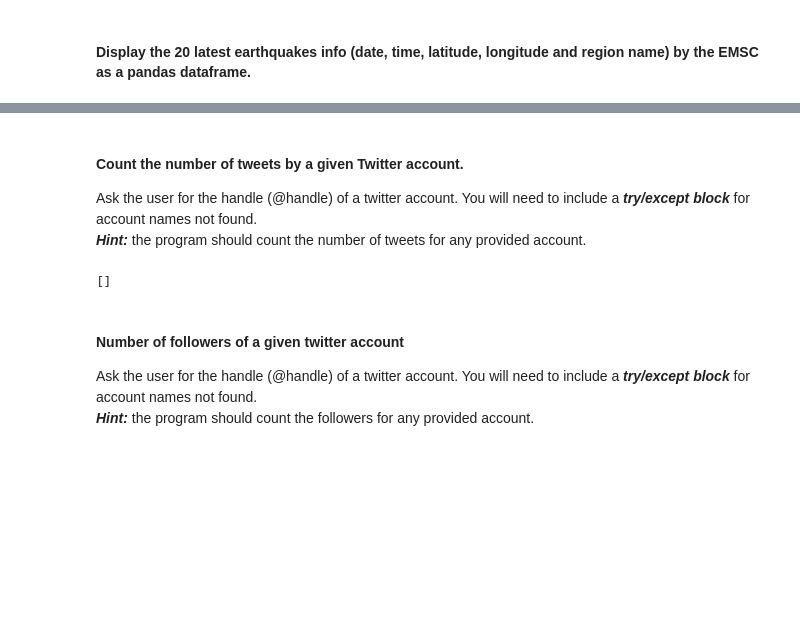
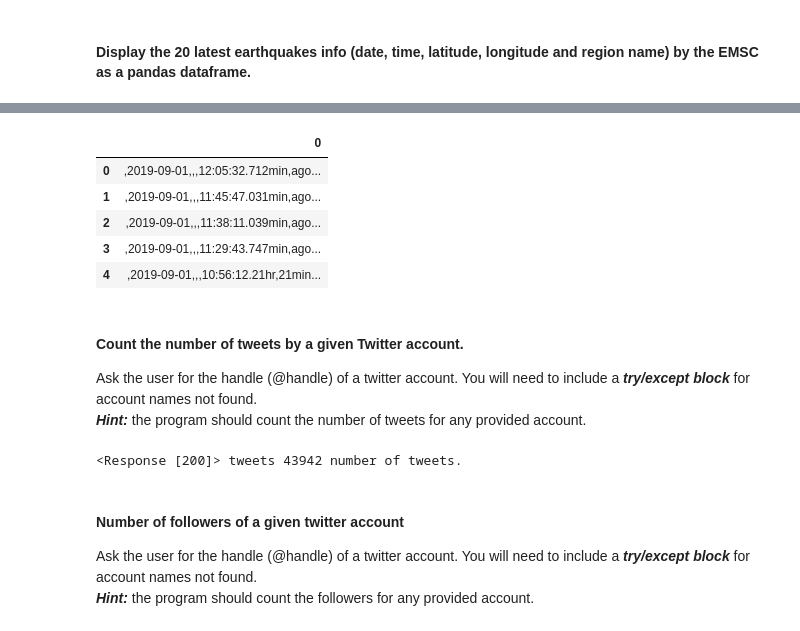
Before and after one commit to ta-data-lis/lab-web-scraping, a Jupyter notebook: your-code/main.ipynb, the cells around one changed output, grey strips where cells are left out. Saved outputs shown, nothing was run; the diff lists cells and outputs as text; code cells hidden in the pictures; blank space fills up the shorter version.

```diff
--- a/your-code/main.ipynb
+++ b/your-code/main.ipynb
@@ -288,7 +324,7 @@ soup_eq = BeautifulSoup(html_eq, "lxml")
 eq_details = soup_eq.find_all('tbody',attrs = {'id':"tbody"})
 #eq_details
 # %%
-eq_details_lst = [q.text.replace('\xa0',' ').split("\n") for q in eq_details[0:]]
+eq_details_lst = [q.text.replace('\xa0',' ').replace('earthquake',' ').replace(' ',',').split("\n")  for q in eq_details[0:]]
 #.replace('\n', ' ').strip('')
 eq_details_lst
 # %% [output]
@@ -311,4 +347,17 @@ eq_details_lst
   '']]
+# %%
+one_list = [item for sublist in eq_details_lst for item in sublist]
+# %%
+# Creating a dataframe object from listoftuples
+df_earthquake = pd.DataFrame(one_list)
+df_earthquake.head()
+# %% [output]
+|  | 0 |
+| 0 | ,2019-09-01,,,12:05:32.712min,ago... |
+| 1 | ,2019-09-01,,,11:45:47.031min,ago... |
+| 2 | ,2019-09-01,,,11:38:11.039min,ago... |
+| 3 | ,2019-09-01,,,11:29:43.747min,ago... |
+| 4 | ,2019-09-01,,,10:56:12.21hr,21min... |
 # %% [markdown]
 #### Count the number of tweets by a given Twitter account.
 Ask the user for the handle (@handle) of a twitter account. You will need to include a ***try/except block*** for account names not found.
@@ -328,8 +369,22 @@ soup_twitter = BeautifulSoup(html_twitter, "lxml")
-# %%
-twitter_donald = soup_twitter.find_all('div',attrs = {'class':"css-1dbjc4n"})
-twitter_donald
-# %% [output]
-[]
+# %%
+# your code here
+
+html_twitter = requests.get(url_twitter)#.content
+html_twitter
+
+# Beautiful soup
+soup_twitter = BeautifulSoup(html_twitter.text, "lxml")
+
+
+try:
+    tweet_box = soup_twitter.find('li',{'class':'ProfileNav-item ProfileNav-item--tweets is-active'})
+    tweets= tweet_box.find('a').find('span',{'class':'ProfileNav-value'})
+    print("{} tweets {} number of tweets.".format(html_twitter,tweets.get('data-count')))
+
+except:
+    print('Account name not found...')
+# %% [output]
+<Response [200]> tweets 43942 number of tweets.
 # %% [markdown]
 #### Number of followers of a given twitter account
 Ask the user for the handle (@handle) of a twitter account. You will need to include a ***try/except block*** for account names not found.
```
Also changed, not shown: parts of 18 cells of this notebook.
